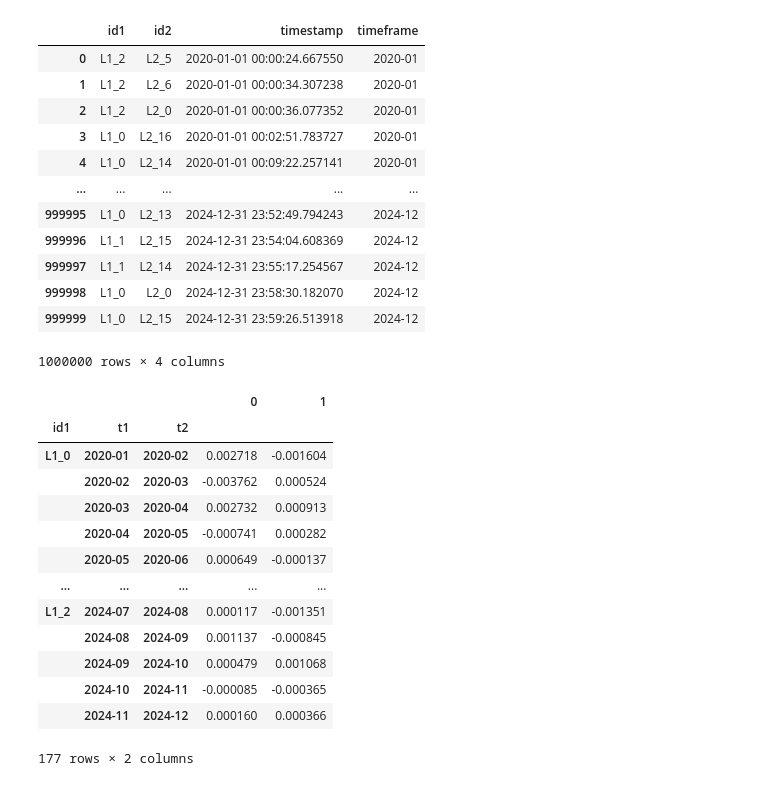
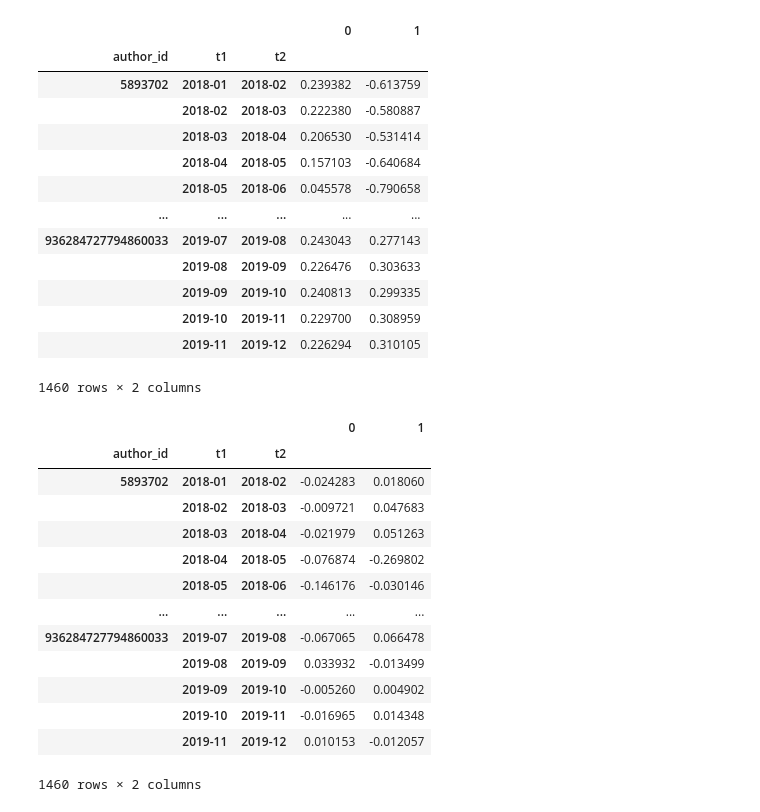
Before and after one commit to SonyCSLParis/STDL, a Jupyter notebook: STDL_test_pietro.ipynb, the cells around one changed output. Cells and saved outputs as stored; diff of their text form; code cells hidden in the pictures.

```diff
--- a/STDL_test_pietro.ipynb
+++ b/STDL_test_pietro.ipynb
@@ -3,0 +9,3 @@ import pandas as pd
+# %%
+df = pd.read_parquet('df_checkpoint.parquet')
+df = df[df['tweet_created_at'] >= '2018-01-01']
@@ -4,5 +20,5 @@ import pandas as pd
 # %%
 # initialize class
-stdc = STDC(num_rows=10000000,dimensions=2, time_type='intrinsic', timeframe=10000)
-#stdc = STDC(num_rows=10000000,dimensions=2, time_type='actual', timeframe="%Y-%m")
+#stdc = STDC(num_rows=100000,dimensions=2, time_type='intrinsic', timeframe=1000)
+stdc = STDC(raw_data=df.head(10000000), field_names=['author_id', 'retweeter_id', 'tweet_created_at'],dimensions=2, time_type='actual', timeframe="%Y-%m")
 # %%
@@ -18,33 +129,34 @@ _ = stdc.calculate_velocities()
 # %%
-stdc.raw_data
+stdc.calculate_aligned_reduced_positions()
 # %% [output]
-|  | id1 | id2 | timestamp | timeframe |
-| 0 | L1_2 | L2_5 | 2020-01-01 00:00:24.667550 | 2020-01 |
-| 1 | L1_2 | L2_6 | 2020-01-01 00:00:34.307238 | 2020-01 |
-| 2 | L1_2 | L2_0 | 2020-01-01 00:00:36.077352 | 2020-01 |
-| 3 | L1_0 | L2_16 | 2020-01-01 00:02:51.783727 | 2020-01 |
-| 4 | L1_0 | L2_14 | 2020-01-01 00:09:22.257141 | 2020-01 |
+|  |  |  | 0 | 1 |
+| author_id | t1 | t2 |  |  |
+| 5893702 | 2018-01 | 2018-02 | 0.239382 | -0.613759 |
+|  | 2018-02 | 2018-03 | 0.222380 | -0.580887 |
+|  | 2018-03 | 2018-04 | 0.206530 | -0.531414 |
+|  | 2018-04 | 2018-05 | 0.157103 | -0.640684 |
+|  | 2018-05 | 2018-06 | 0.045578 | -0.790658 |
 | ... | ... | ... | ... | ... |
-| 999995 | L1_0 | L2_13 | 2024-12-31 23:52:49.794243 | 2024-12 |
-| 999996 | L1_1 | L2_15 | 2024-12-31 23:54:04.608369 | 2024-12 |
-| 999997 | L1_1 | L2_14 | 2024-12-31 23:55:17.254567 | 2024-12 |
-| 999998 | L1_0 | L2_0 | 2024-12-31 23:58:30.182070 | 2024-12 |
-| 999999 | L1_0 | L2_15 | 2024-12-31 23:59:26.513918 | 2024-12 |
+| 936284727794860033 | 2019-07 | 2019-08 | 0.243043 | 0.277143 |
+|  | 2019-08 | 2019-09 | 0.226476 | 0.303633 |
+|  | 2019-09 | 2019-10 | 0.240813 | 0.299335 |
+|  | 2019-10 | 2019-11 | 0.229700 | 0.308959 |
+|  | 2019-11 | 2019-12 | 0.226294 | 0.310105 |
-1000000 rows × 4 columns
+1460 rows × 2 columns
 # %%
 stdc.velocities
 # %% [output]
 |  |  |  | 0 | 1 |
-| id1 | t1 | t2 |  |  |
-| L1_0 | 2020-01 | 2020-02 | 0.002718 | -0.001604 |
-|  | 2020-02 | 2020-03 | -0.003762 | 0.000524 |
-|  | 2020-03 | 2020-04 | 0.002732 | 0.000913 |
-|  | 2020-04 | 2020-05 | -0.000741 | 0.000282 |
-|  | 2020-05 | 2020-06 | 0.000649 | -0.000137 |
+| author_id | t1 | t2 |  |  |
+| 5893702 | 2018-01 | 2018-02 | -0.024283 | 0.018060 |
+|  | 2018-02 | 2018-03 | -0.009721 | 0.047683 |
+|  | 2018-03 | 2018-04 | -0.021979 | 0.051263 |
+|  | 2018-04 | 2018-05 | -0.076874 | -0.269802 |
+|  | 2018-05 | 2018-06 | -0.146176 | -0.030146 |
 | ... | ... | ... | ... | ... |
-| L1_2 | 2024-07 | 2024-08 | 0.000117 | -0.001351 |
-|  | 2024-08 | 2024-09 | 0.001137 | -0.000845 |
-|  | 2024-09 | 2024-10 | 0.000479 | 0.001068 |
-|  | 2024-10 | 2024-11 | -0.000085 | -0.000365 |
-|  | 2024-11 | 2024-12 | 0.000160 | 0.000366 |
+| 936284727794860033 | 2019-07 | 2019-08 | -0.067065 | 0.066478 |
+|  | 2019-08 | 2019-09 | 0.033932 | -0.013499 |
+|  | 2019-09 | 2019-10 | -0.005260 | 0.004902 |
+|  | 2019-10 | 2019-11 | -0.016965 | 0.014348 |
+|  | 2019-11 | 2019-12 | 0.010153 | -0.012057 |
-177 rows × 2 columns
+1460 rows × 2 columns
```
Also changed, not shown: parts of 19 cells of this notebook, 1 other file.
